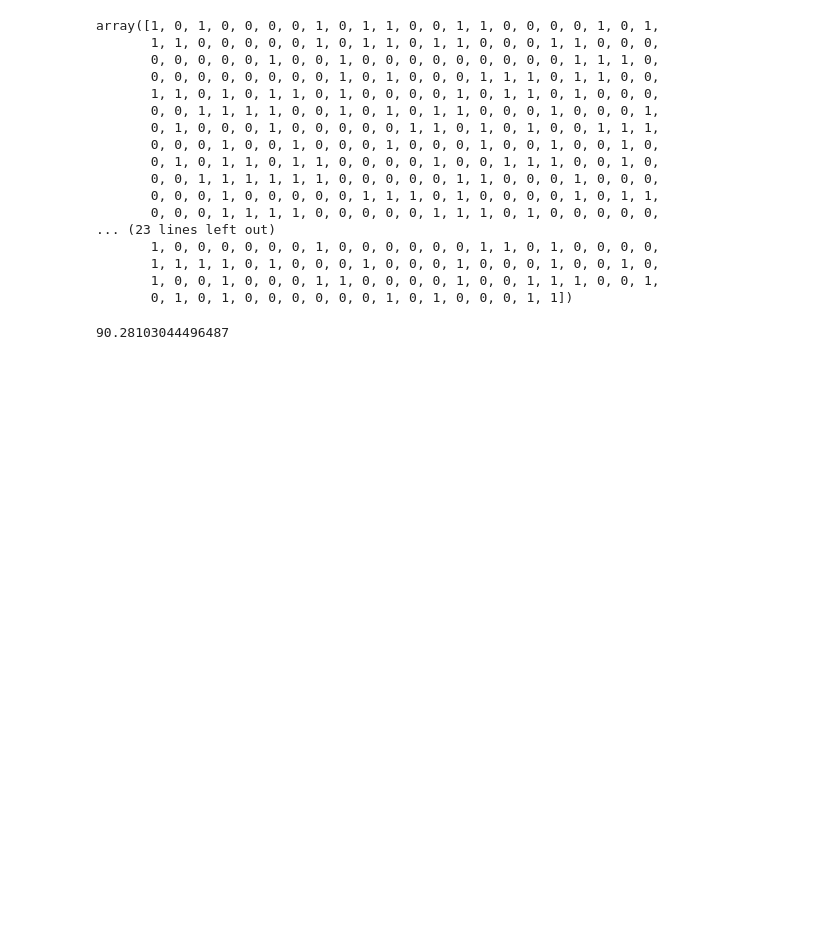
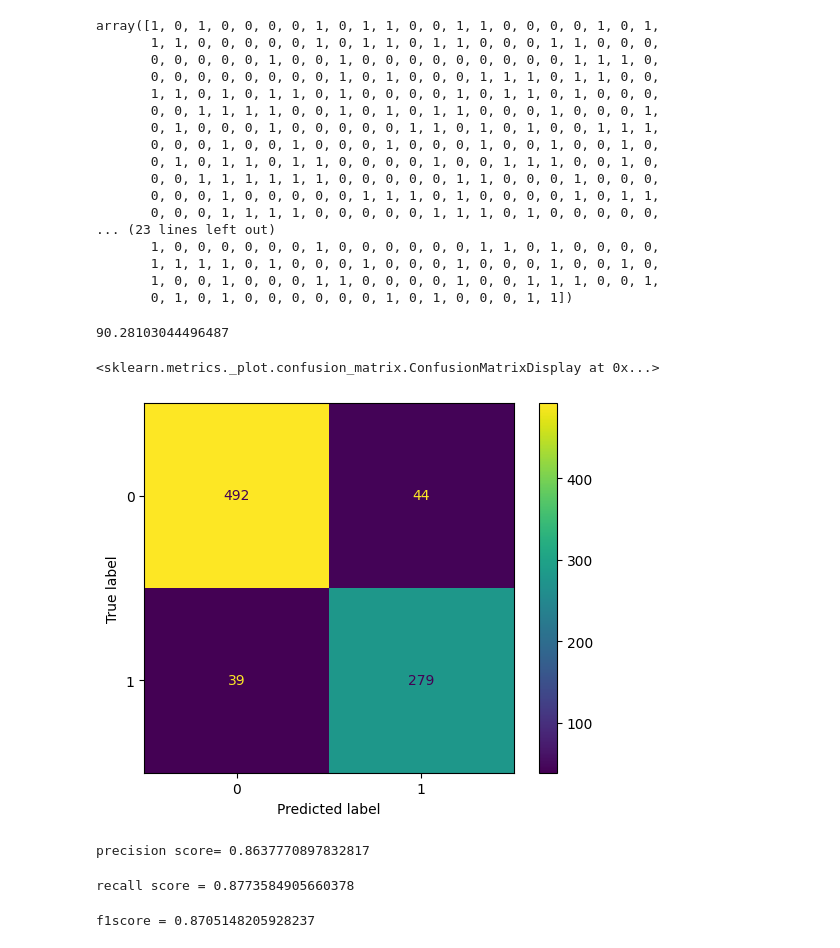
Before and after one commit to Adhnan788/feature_engineering_works, a Jupyter notebook: loan_prediction/process_loan_prediction.ipynb, the cells around one changed output. Drawn from its saved outputs; the diff is of its cells as text; code cells hidden in the pictures; blank space fills up the shorter version.

```diff
--- a/loan_prediction/process_loan_prediction.ipynb
+++ b/loan_prediction/process_loan_prediction.ipynb
@@ -224,3 +224,22 @@ from sklearn.metrics import accuracy_score
 (accuracy_score(Y_test,y_pred)*100)
 # %% [output]
 90.28103044496487
+# %%
+from sklearn.metrics import ConfusionMatrixDisplay
+ConfusionMatrixDisplay.from_predictions(Y_test,y_pred)
+# %% [output]
+<sklearn.metrics._plot.confusion_matrix.ConfusionMatrixDisplay at 0x...>
+[figure, added]
+# %%
+from sklearn.metrics import precision_score,recall_score,f1_score
+print("precision score =",precision_score(Y_test,y_pred))
+# %% [output]
+precision score= 0.8637770897832817
+# %%
+print("recall score =",recall_score(Y_test,y_pred))
+# %% [output]
+recall score = 0.8773584905660378
+# %%
+print("f1score =",f1_score(Y_test,y_pred))
+# %% [output]
+f1score = 0.8705148205928237
```
Also changed, not shown: 4 other files.
